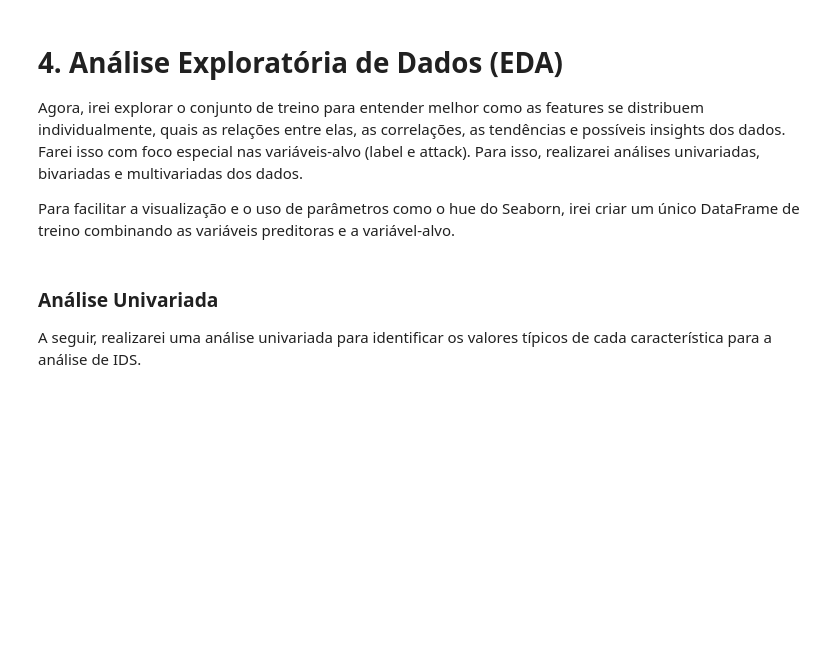
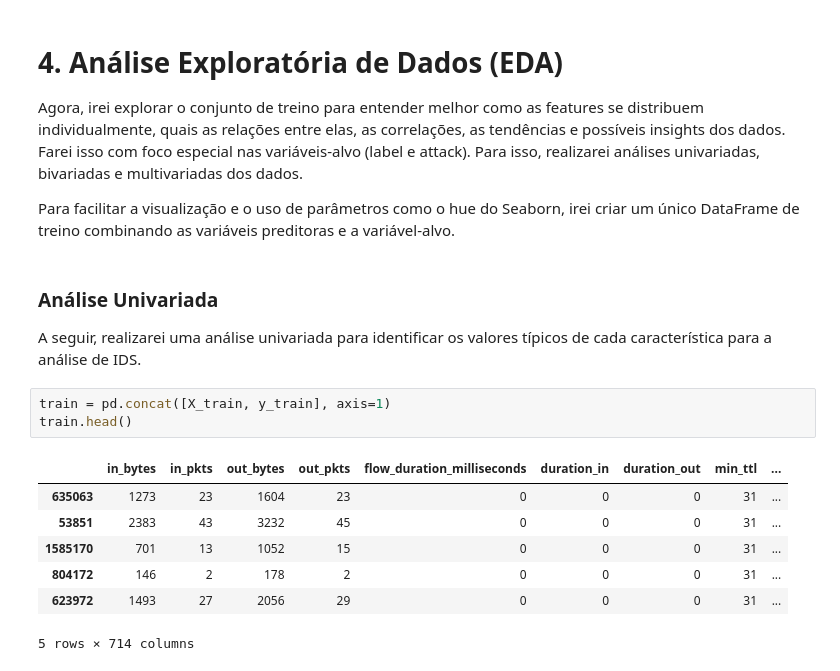
Before and after one commit to rannyeroliveira/Cybersecurity-IDS-ML, a Jupyter notebook: notebooks/EDA.ipynb, the cells around one changed output. Cells and saved outputs as stored; diff of their text form; blank space fills up the shorter version.

```diff
--- a/notebooks/EDA.ipynb
+++ b/notebooks/EDA.ipynb
@@ -395,3 +395,14 @@ Para facilitar a visualização e o uso de parâmetros como o hue do Seaborn, ir
 # %% [markdown]
 ### Análise Univariada
 A seguir, realizarei uma análise univariada para identificar os valores típicos de cada característica para a análise de IDS.
+# %%
+train = pd.concat([X_train, y_train], axis=1)
+train.head()
+# %% [output]
+|  | in_bytes | in_pkts | out_bytes | out_pkts | flow_duration_milliseconds | duration_in | duration_out | min_ttl | ... |
+| 635063 | 1273 | 23 | 1604 | 23 | 0 | 0 | 0 | 31 | ... |
+| 53851 | 2383 | 43 | 3232 | 45 | 0 | 0 | 0 | 31 | ... |
+| 1585170 | 701 | 13 | 1052 | 15 | 0 | 0 | 0 | 31 | ... |
+| 804172 | 146 | 2 | 178 | 2 | 0 | 0 | 0 | 31 | ... |
+| 623972 | 1493 | 27 | 2056 | 29 | 0 | 0 | 0 | 31 | ... |
+5 rows × 714 columns
```
